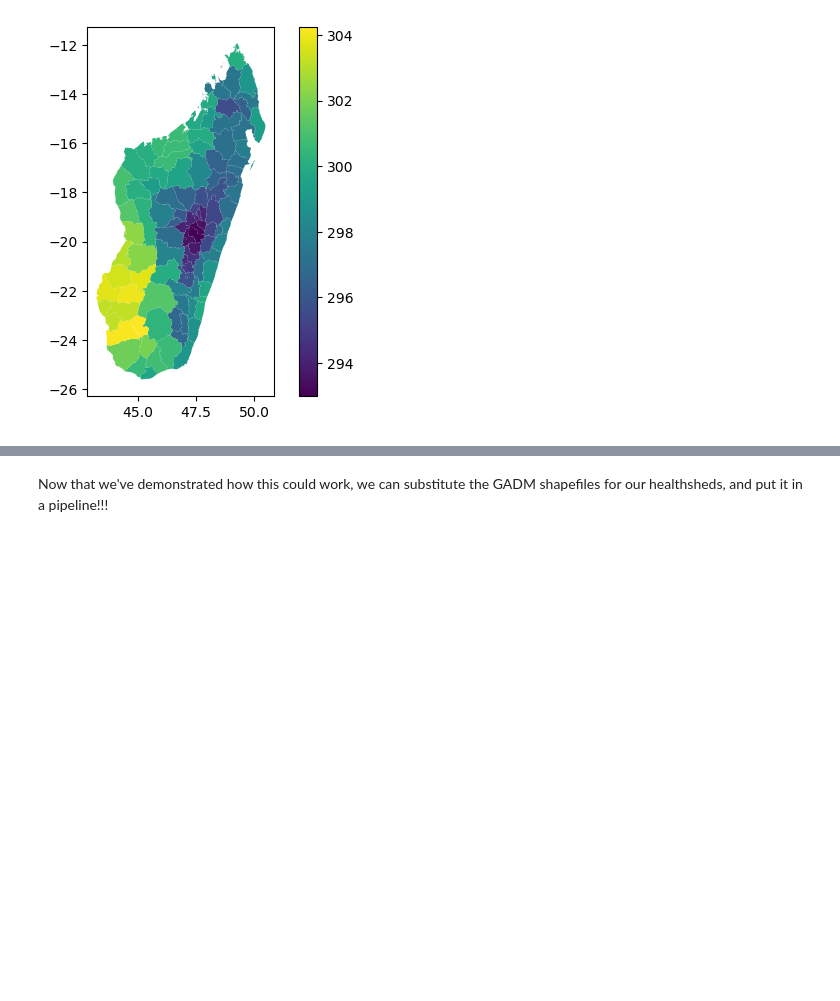
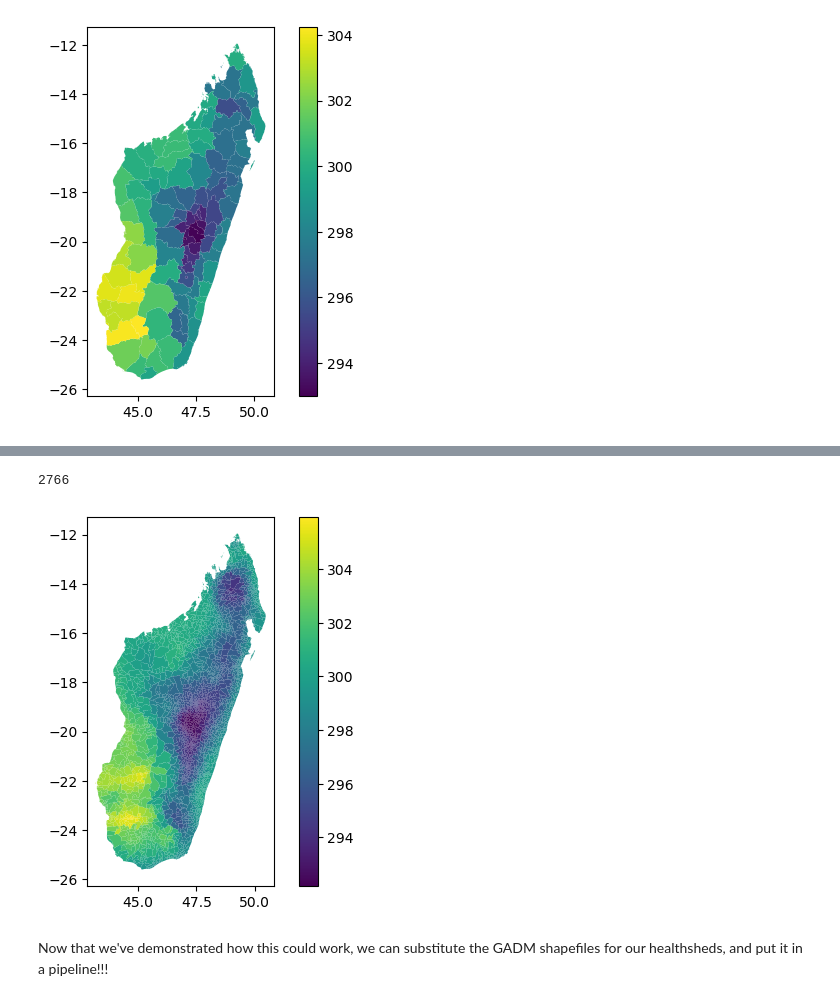
Before and after one commit to NSAPH-Data-Processing/era5_sandbox, a Jupyter notebook: notes/prototypes/learning_aggregations_w_michelle_20250328.ipynb, the cells around one changed output, grey strips where cells are left out. Saved outputs shown, nothing was run; the diff lists cells and outputs as text; code cells hidden in the pictures; blank space fills up the shorter version.

```diff
--- a/notes/prototypes/learning_aggregations_w_michelle_20250328.ipynb
+++ b/notes/prototypes/learning_aggregations_w_michelle_20250328.ipynb
@@ -587,0 +587,2 @@ plt.show()
+# %%
+healthsheds = gpd.read_file(here() / "data/testing/mdg_healthsheds2022")
@@ -588,2 +605,48 @@ plt.show()
+# %%
+# there are NAs to remove
+healthsheds.dropna(subset = ['geometry'], inplace=True)
+# %%
+len(set(healthsheds.fs_uid))
+# %% [output]
+2766
+# %%
+# get the new mapping of the pixels to the shapes in the region
+
+res_poly2cell = polygon_to_raster_cells(
+    vectors = healthsheds.geometry.values, # the geometries of the shapefile of the regions
+    raster=raster_array, # the raster data above
+    band=1, # the value of the day that we're using
+    nodata=src.nodata, # any intersections with no data, may have to be np.nan
+    affine=src.transform, # some math thing need to revise
+    all_touched=True,
+    verbose=True
+)
+
+stats = []
+
+for indices in res_poly2cell:
+    if len(indices[0]) == 0:
+        # no cells found for this polygon
+        stats.append(np.nan)
+    else:
+        cells = raster[indices]
+        if sum(~np.isnan(cells)) == 0:
+            # no valid cells found for this polygon
+            stats.append(np.nan)
+            continue
+        else:
+            # compute mean of valid cells
+            stats.append(np.nanmean(cells))
+# %%
+df = pd.DataFrame(
+            {"healthshed": healthsheds.fs_uid, "dummy_date_in_future": 1, "temp_vals": stats}
+        )
+# %%
+# now we plot it using the shape.geometry to get the shapefile's location for each region
+gdf = gpd.GeoDataFrame(df, geometry=healthsheds.geometry.values, crs=shape.crs)
+gdf.plot(column="temp_vals", legend=True)
+plt.show()
+# %% [output]
+[figure, added]
 # %% [markdown]
 Now that we've demonstrated how this could work, we can substitute the GADM shapefiles for our healthsheds, and put it in a pipeline!!!
```
Also changed, not shown: parts of 4 cells of this notebook, 9 other files.
